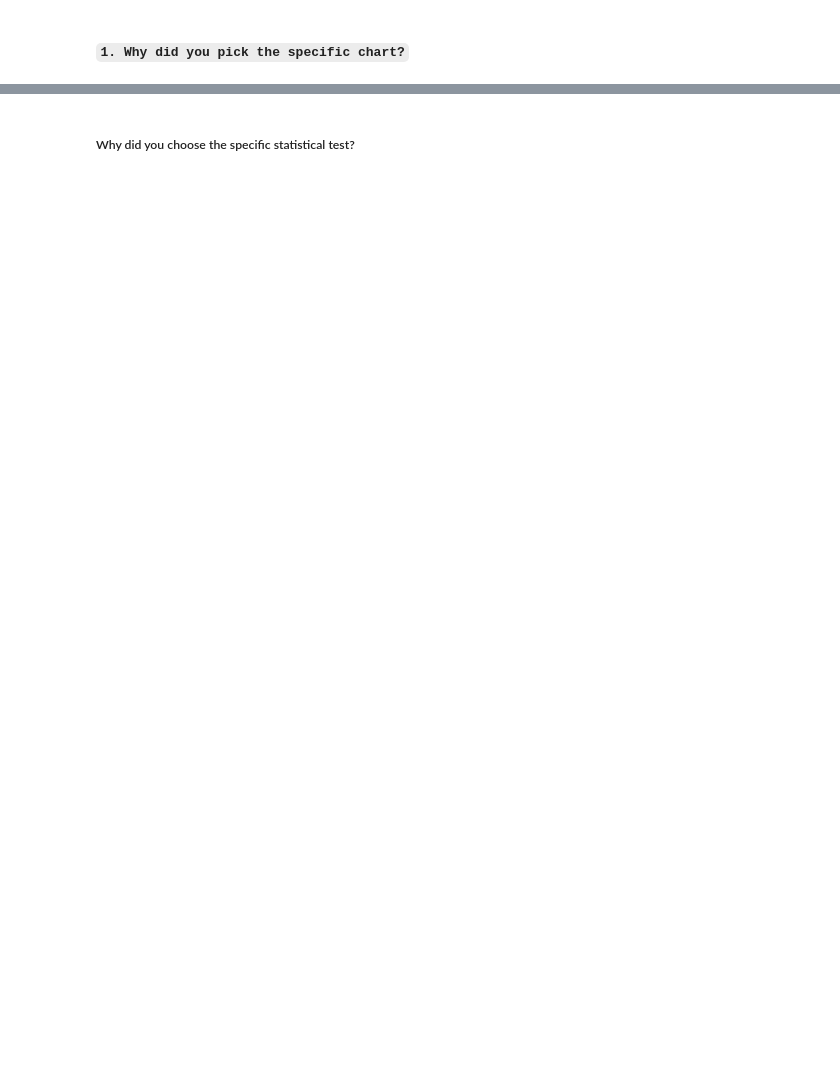
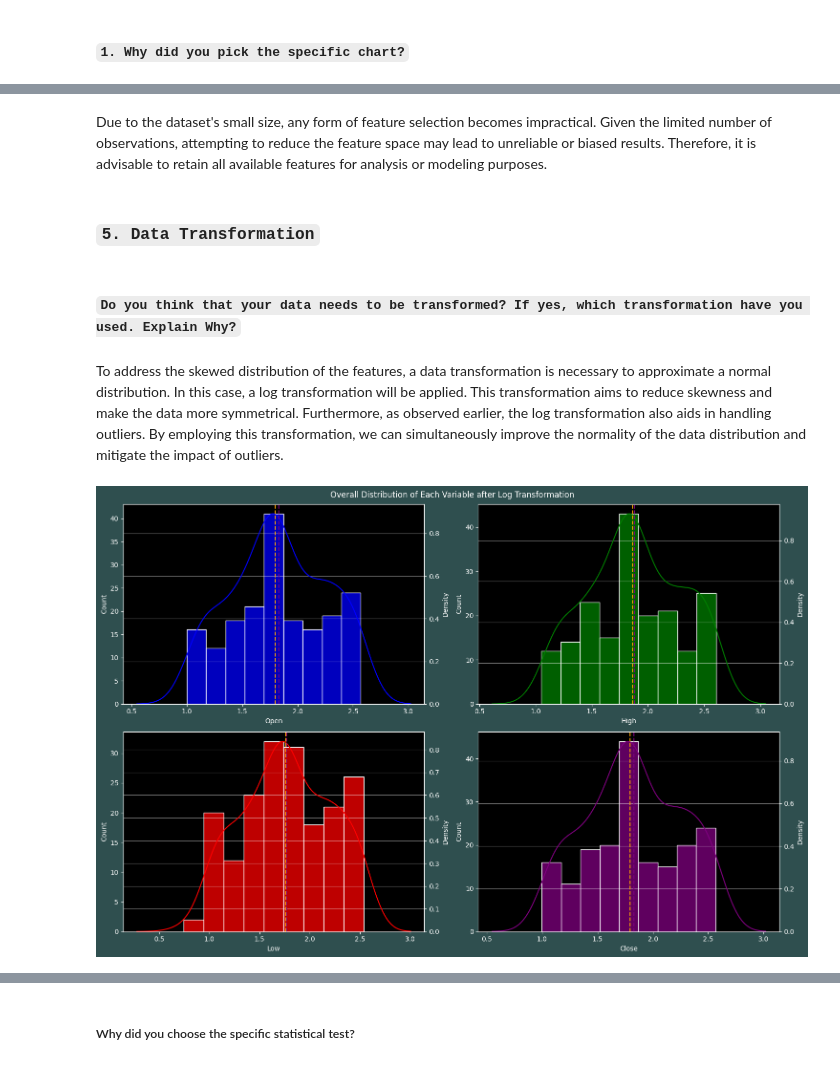
Before and after one commit to Vibhuguptampi/Yes-Bank-Stock-Closing-Price-Prediction-Capstone-ProjectML-Regression, a Jupyter notebook: Yes_Bank_Stock_Closing_Price_Prediction(Capstone_Project_Supervised_ML_Regression).ipynb, the cells around one changed output, grey strips where cells are left out. Drawn from its saved outputs; the diff is of its cells as text; code cells hidden in the pictures; blank space fills up the shorter version.

```diff
--- a/Yes_Bank_Stock_Closing_Price_Prediction(Capstone_Project_Supervised_ML_Regression).ipynb
+++ b/Yes_Bank_Stock_Closing_Price_Prediction(Capstone_Project_Supervised_ML_Regression).ipynb
@@ -723,0 +814,37 @@ Answer Here.
+# %% [markdown]
+Due to the dataset's small size, any form of feature selection becomes impractical. Given the limited number of observations, attempting to reduce the feature space may lead to unreliable or biased results. Therefore, it is advisable to retain all available features for analysis or modeling purposes.
+# %% [markdown]
+### **`5. Data Transformation`**
+# %% [markdown]
+#### **`Do you think that your data needs to be transformed? If yes, which transformation have you used. Explain Why?`**
+# %% [markdown]
+To address the skewed distribution of the features, a data transformation is necessary to approximate a normal distribution. In this case, a log transformation will be applied. This transformation aims to reduce skewness and make the data more symmetrical. Furthermore, as observed earlier, the log transformation also aids in handling outliers. By employing this transformation, we can simultaneously improve the normality of the data distribution and mitigate the impact of outliers.
+# %%
+# Iterate over each column in the dataframe
+for column in stock_df.columns:
+    # Apply a log transformation to the column using np.log10()
+    stock_df[column] = np.log10(stock_df[column])
+# %%
+plt.figure(figsize=(15, 10))
+plt.suptitle('Overall Distribution of Each Variable after Log Transformation')
+
+color_list = ['blue', 'green', 'red', 'purple']
+
+for i, column in enumerate(stock_df.columns):
+    plt.subplot(2, 2, i + 1)
+    ax1 = plt.gca()
+    sns.histplot(stock_df[column], color=color_list[i], ax=ax1)
+    ax2 = ax1.twinx()
+    sns.kdeplot(stock_df[column], color=color_list[i], ax=ax2)  # Overlapping the KDE plot on the histogram.
+
+    # Add gridlines
+    plt.grid(which='major', alpha=0.5)
+    plt.grid(which='minor', alpha=0.5)
+
+    # Add dashed lines for mean and median
+    plt.axvline(stock_df[column].mean(), color='purple', linestyle='dashed', linewidth=1.5)
+    plt.axvline(stock_df[column].median(), color='orange', linestyle='dashed', linewidth=1.5)
+
+plt.tight_layout()
+# %% [output]
+[figure, added]
```
Also changed, not shown: parts of 472 cells of this notebook.
